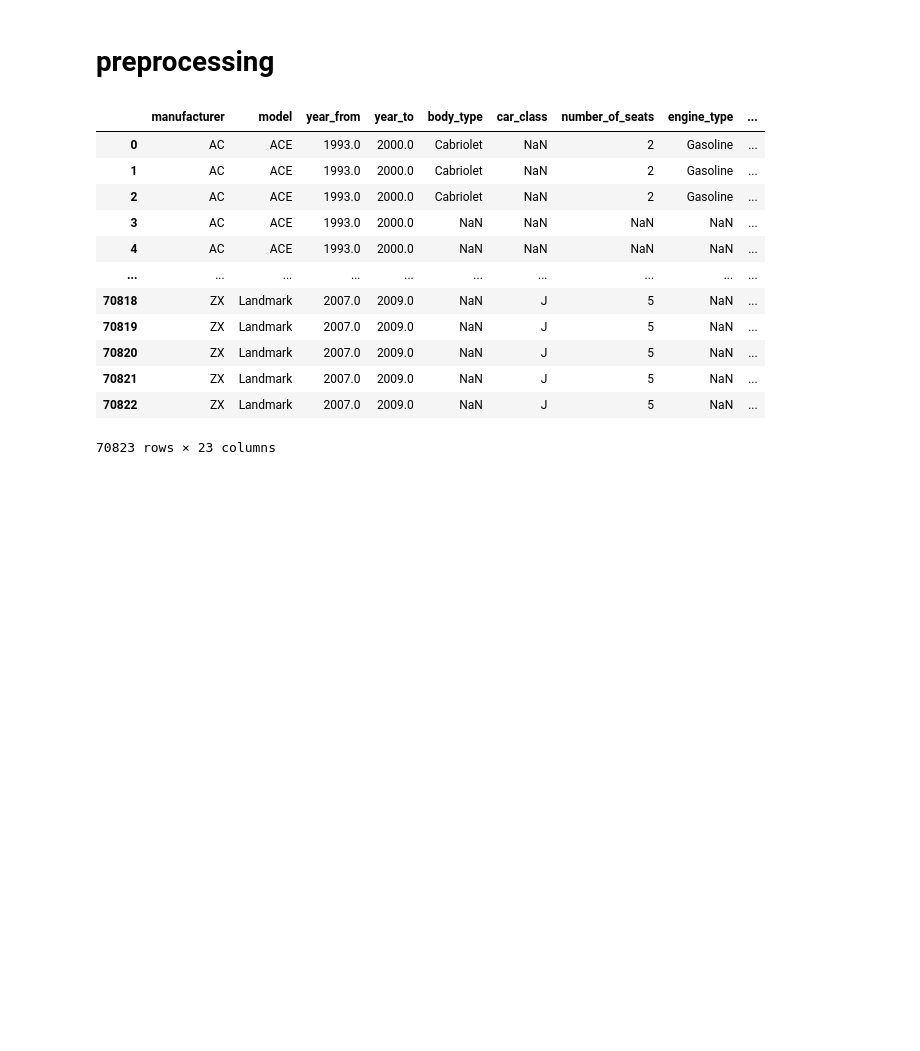
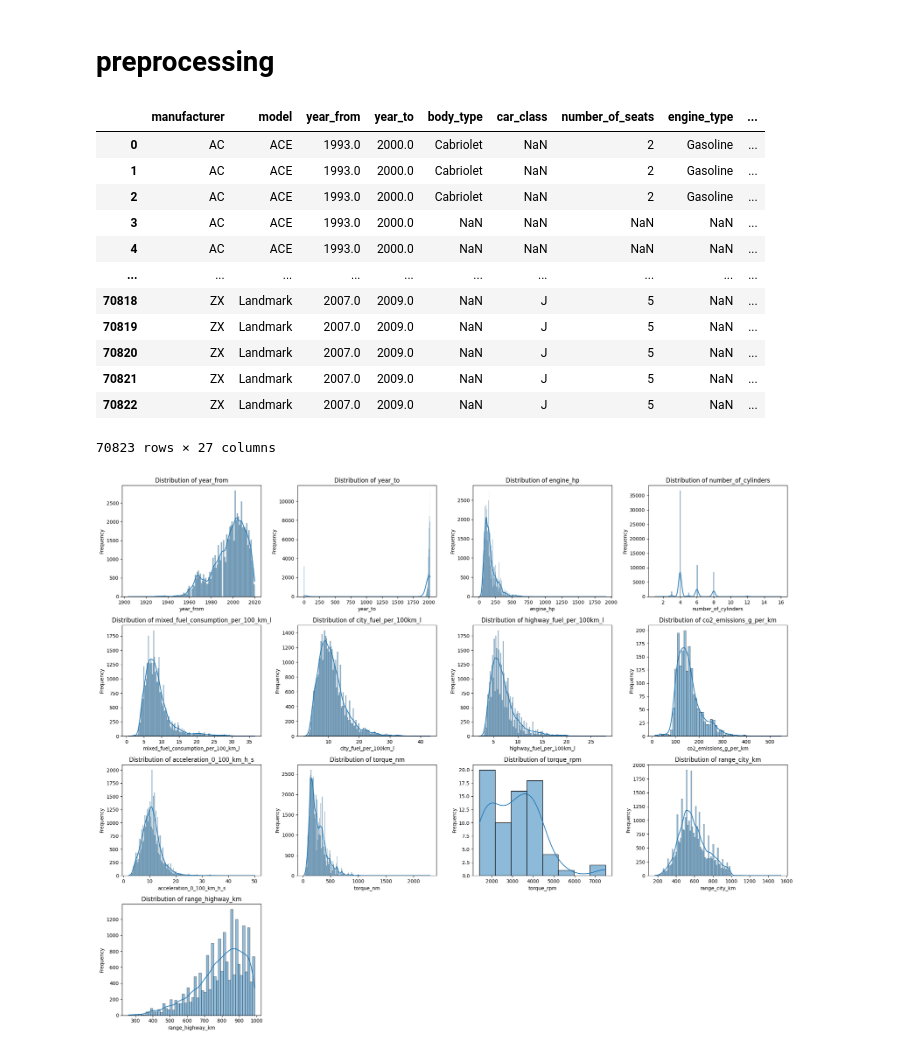
Before and after one commit to val-mon/cars-efficiency, a Jupyter notebook: main.ipynb, the cells around one changed output. Saved outputs shown, nothing was run; the diff lists cells and outputs as text; code cells hidden in the pictures; blank space fills up the shorter version.

Commit message:
some plots

```diff
--- a/main.ipynb
+++ b/main.ipynb
@@ -137,6 +96,16 @@ df = df.loc[:, columns_to_keep].rename(
     }
 )
 
+df[['torque_nm', 'torque_rpm']] = df['maximum_torque_n_m'].astype(str).str.split('/', expand=True)
+df['torque_nm'] = pd.to_numeric(df['torque_nm'], errors='coerce')
+df['torque_rpm'] = pd.to_numeric(df['torque_rpm'], errors='coerce')
+
+
+
+df[['range_city_km', 'range_highway_km']] = df['range_km'].astype(str).str.split('|', expand=True)
+df['range_city_km'] = pd.to_numeric(df['range_city_km'], errors='coerce')
+df['range_highway_km'] = pd.to_numeric(df['range_highway_km'], errors='coerce')
+
 df
 # %% [output]
 |  | manufacturer | model | year_from | year_to | body_type | car_class | number_of_seats | engine_type | ... |
@@ -151,6 +120,31 @@ df
 | 70820 | ZX | Landmark | 2007.0 | 2009.0 | NaN | J | 5 | NaN | ... |
 | 70821 | ZX | Landmark | 2007.0 | 2009.0 | NaN | J | 5 | NaN | ... |
 | 70822 | ZX | Landmark | 2007.0 | 2009.0 | NaN | J | 5 | NaN | ... |
-70823 rows × 23 columns
+70823 rows × 27 columns
 # %%
-# TODO : check missing values -> plot
+# Plotting every column in subplots
+import math
+n_cols = 4
+numeric_cols = df.select_dtypes(include='number').columns.tolist()
+n_rows = math.ceil(len(numeric_cols) / n_cols)
+
+fig, axes = plt.subplots(n_rows, n_cols, figsize=(20, n_rows * 4))
+axes = axes.flatten()
+
+for i, column in enumerate(numeric_cols):
+    try:
+        sns.histplot(df[column].dropna(), kde=True, ax=axes[i])
+        axes[i].set_title(f'Distribution of {column}')
+        axes[i].set_xlabel(column)
+        axes[i].set_ylabel('Frequency')
+    except Exception as e:
+        print(f"Could not plot {column}: {e}")
+
+# Hide empty subplots
+for j in range(i + 1, len(axes)):
+    axes[j].set_visible(False)
+
+plt.tight_layout()
+plt.show()
+# %% [output]
+[figure, added]
```
Also changed, not shown: parts of 4 cells of this notebook.
